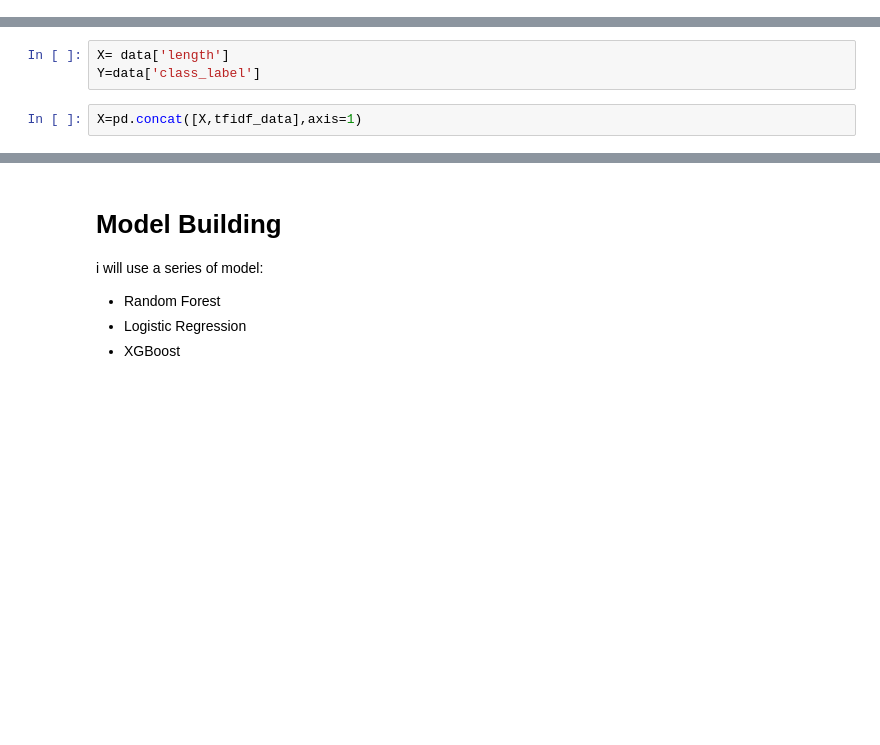
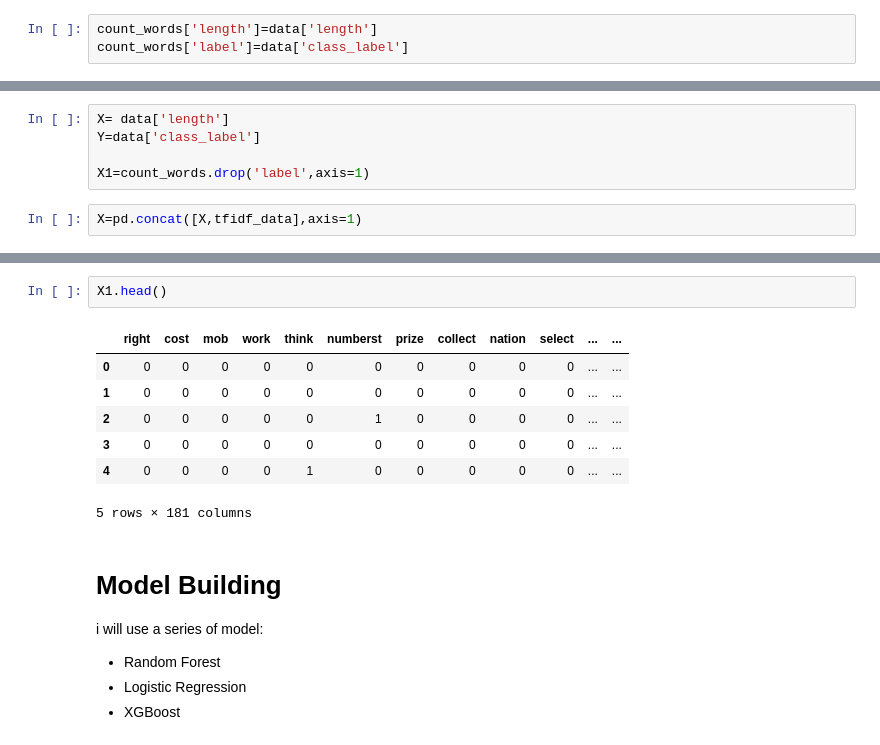
Before and after one commit to datascientist-hist/Spam_Messages_Classification, a Jupyter notebook: Spam_Messages_Classification.ipynb, the cells around one changed output, grey strips where cells are left out. Cells and saved outputs as stored; diff of their text form; blank space fills up the shorter version.

```diff
--- a/Spam_Messages_Classification.ipynb
+++ b/Spam_Messages_Classification.ipynb
@@ -234,0 +295,3 @@ all_words.plot(20, title='Top 10 Most Common Words in Corpus');
+# %%
+count_words['length']=data['length']
+count_words['label']=data['class_label']
@@ -265,6 +352,8 @@ data.columns
 # %%
 X= data['length']
 Y=data['class_label']
+
+X1=count_words.drop('label',axis=1)
 # %%
 X=pd.concat([X,tfidf_data],axis=1)
 # %%
@@ -272,3 +369,13 @@ X.head()
+# %%
+X1.head()
+# %% [output]
+|  | right | cost | mob | work | think | numberst | prize | collect | nation | select | ... | ... |
+| 0 | 0 | 0 | 0 | 0 | 0 | 0 | 0 | 0 | 0 | 0 | ... | ... |
+| 1 | 0 | 0 | 0 | 0 | 0 | 0 | 0 | 0 | 0 | 0 | ... | ... |
+| 2 | 0 | 0 | 0 | 0 | 0 | 1 | 0 | 0 | 0 | 0 | ... | ... |
+| 3 | 0 | 0 | 0 | 0 | 0 | 0 | 0 | 0 | 0 | 0 | ... | ... |
+| 4 | 0 | 0 | 0 | 0 | 1 | 0 | 0 | 0 | 0 | 0 | ... | ... |
+5 rows × 181 columns
 # %% [markdown]
 # Model Building
 i will use a series of model:
```
Also changed, not shown: parts of 50 cells of this notebook.
